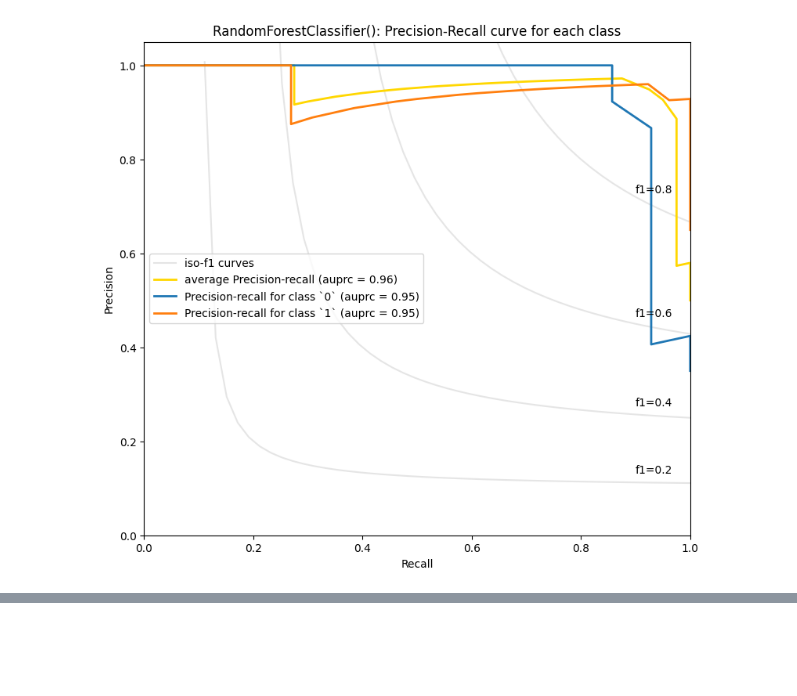
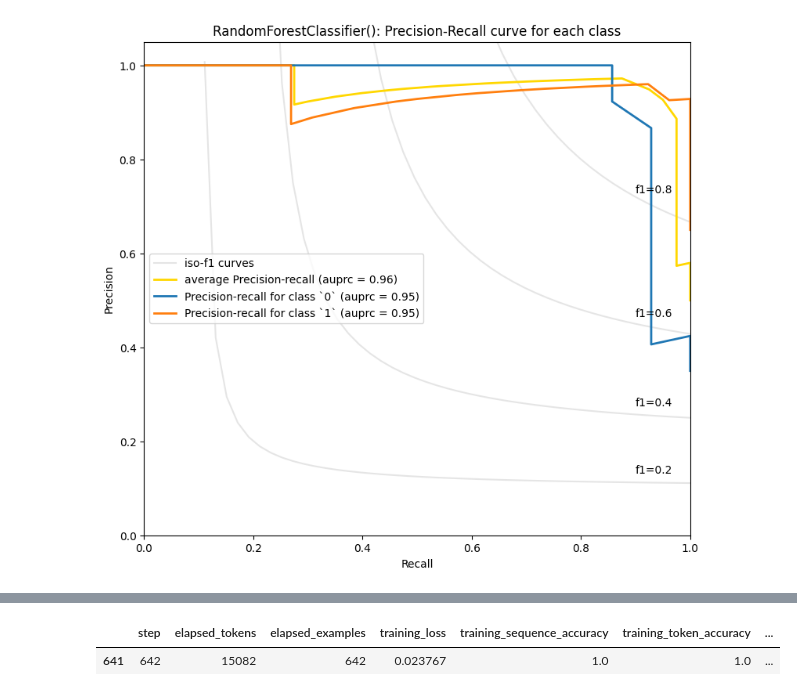
Before and after one commit to wahid028/Sentiment-Analysis, a Jupyter notebook: Chatgpt.ipynb, the cells around one changed output, grey strips where cells are left out. Cells and saved outputs as stored; diff of their text form; code cells hidden in the pictures; blank space fills up the shorter version.

```diff
--- a/Chatgpt.ipynb
+++ b/Chatgpt.ipynb
@@ -262,0 +250,6 @@ Error: No API key provided. You can set your API key in code using 'openai.api_k
+# %%
+results = pd.read_csv('result.csv')
+results[results['classification/accuracy'].notnull()].tail(1)
+# %% [output]
+|  | step | elapsed_tokens | elapsed_examples | training_loss | training_sequence_accuracy | training_token_accuracy | ... |
+| 641 | 642 | 15082 | 642 | 0.023767 | 1.0 | 1.0 | ... |
```
Also changed, not shown: parts of 19 cells of this notebook.
